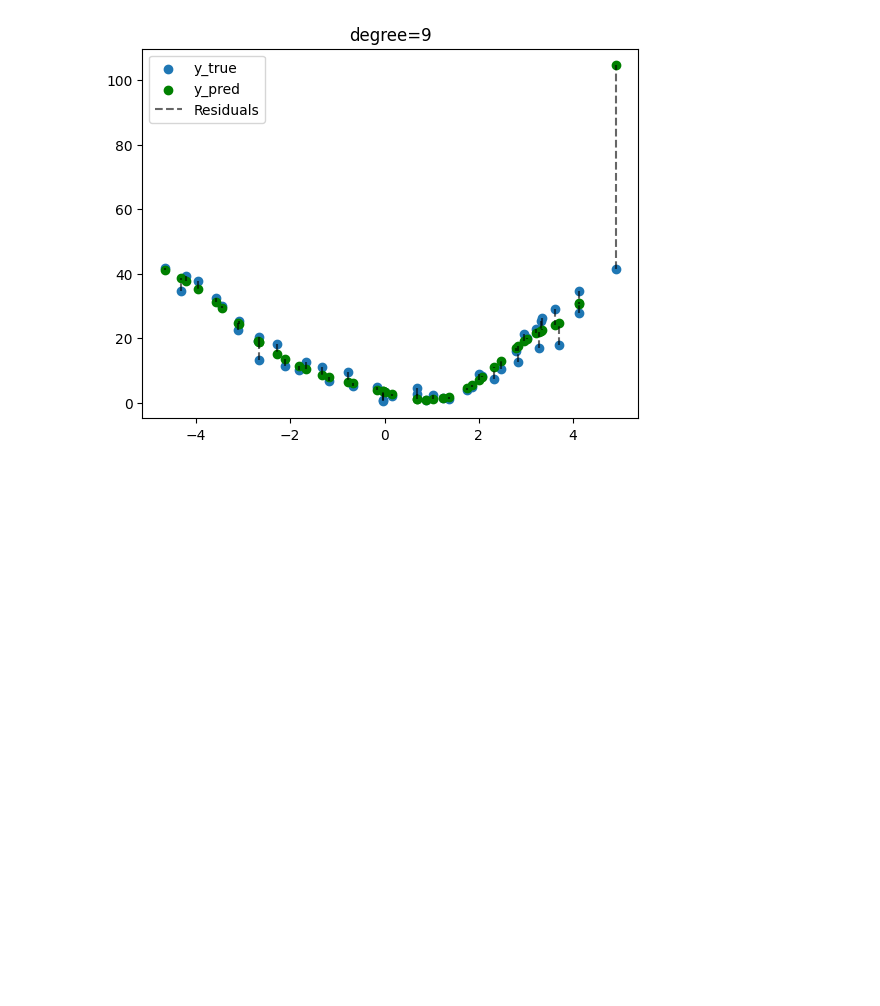
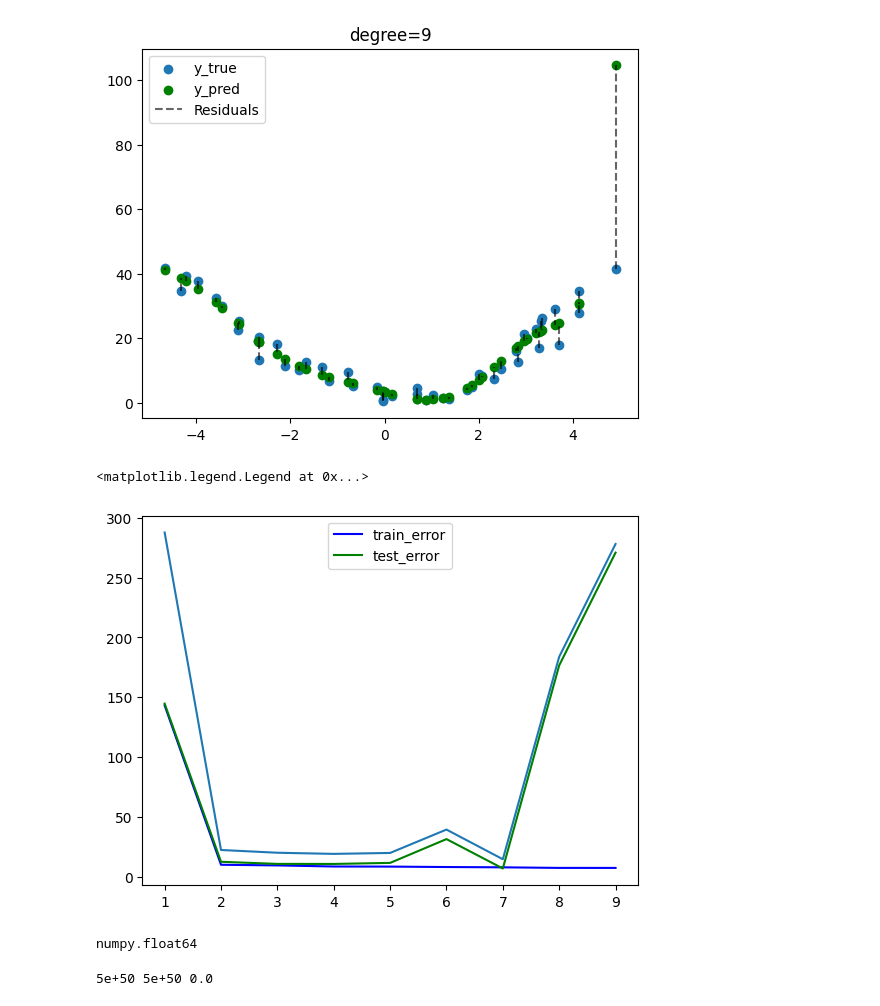
Before and after one commit to michelleabraham-git/Stats_minor, a Jupyter notebook: Copy_of_CSSL_06_polynomial_regression_bias_variance_tradeoff.ipynb, the cells around one changed output. Drawn from its saved outputs; the diff is of its cells as text; code cells hidden in the pictures; blank space fills up the shorter version.

```diff
--- a/Copy_of_CSSL_06_polynomial_regression_bias_variance_tradeoff.ipynb
+++ b/Copy_of_CSSL_06_polynomial_regression_bias_variance_tradeoff.ipynb
@@ -276,3 +276,22 @@ for degree in degrees:
 [figure]
 [figure]
 [figure]
+# %%
+plt.figure()
+plt.plot(degrees,train_errors, color = "b", label="train_error")
+plt.plot(degrees, test_errors, color = "g", label="test_error")
+plt.plot(degrees, np.array(train_errors)+np.array(test_errors))
+plt.legend()
+# %% [output]
+<matplotlib.legend.Legend at 0x...>
+[figure, added]
+# %%
+type(X.iloc [0,0])
+# %% [output]
+numpy.float64
+# %%
+a = float(5*(10**50))
+b = a +1
+print(a, b, b-a)
+# %% [output]
+5e+50 5e+50 0.0
```
Also changed, not shown: parts of 3 cells of this notebook.
